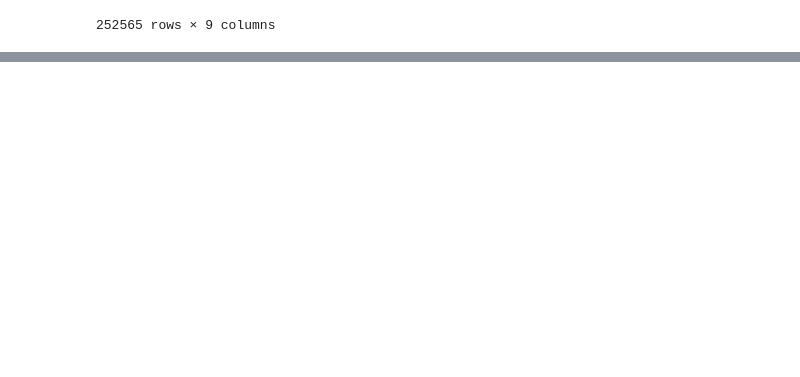
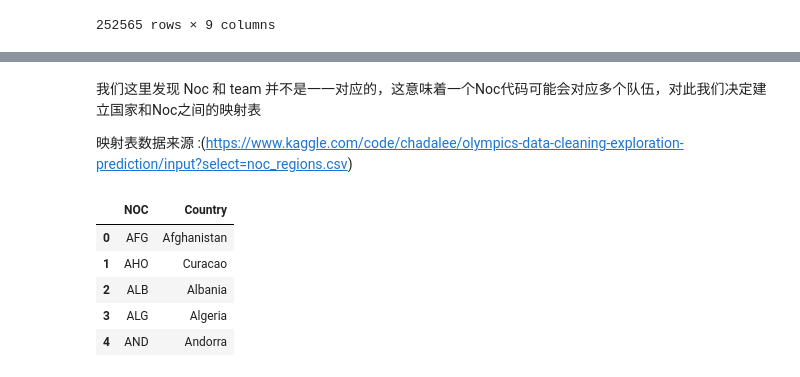
Before and after one commit to Evan-Li-2024/2025MCM-c, a Jupyter notebook: Olympics-analysis.ipynb, the cells around one changed output, grey strips where cells are left out. Saved outputs shown, nothing was run; the diff lists cells and outputs as text; code cells hidden in the pictures; blank space fills up the shorter version.

```diff
--- a/Olympics-analysis.ipynb
+++ b/Olympics-analysis.ipynb
@@ -585,0 +601,18 @@ athletes_data
+# %% [markdown]
+我们这里发现 Noc 和 team 并不是一一对应的，这意味着一个Noc代码可能会对应多个队伍，对此我们决定建立国家和Noc之间的映射表
+
+映射表数据来源 :(https://www.kaggle.com/code/chadalee/olympics-data-cleaning-exploration-prediction/input?select=noc_regions.csv)
+# %%
+# Lets read in the noc_country mapping first
+noc_country = pd.read_csv('additional_data/noc_regions.csv')
+noc_country.drop('notes', axis = 1 , inplace = True)
+noc_country.rename(columns = {'region':'Country'}, inplace = True)
+
+noc_country.head()
+# %% [output]
+|  | NOC | Country |
+| 0 | AFG | Afghanistan |
+| 1 | AHO | Curacao |
+| 2 | ALB | Albania |
+| 3 | ALG | Algeria |
+| 4 | AND | Andorra |
```
Also changed, not shown: parts of 19 cells of this notebook, 3 other files.
